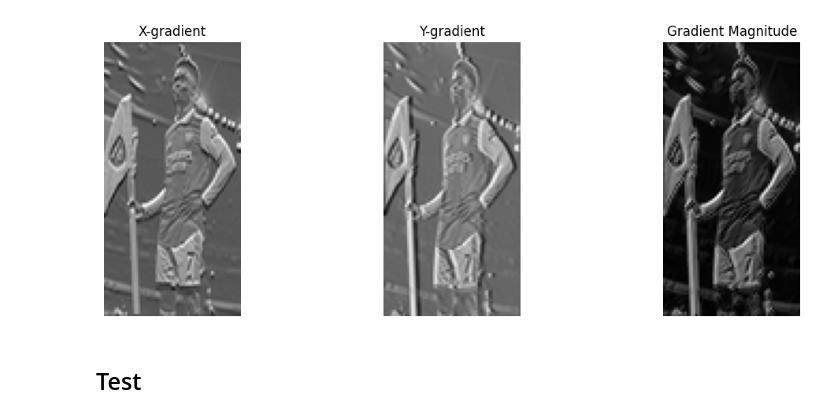
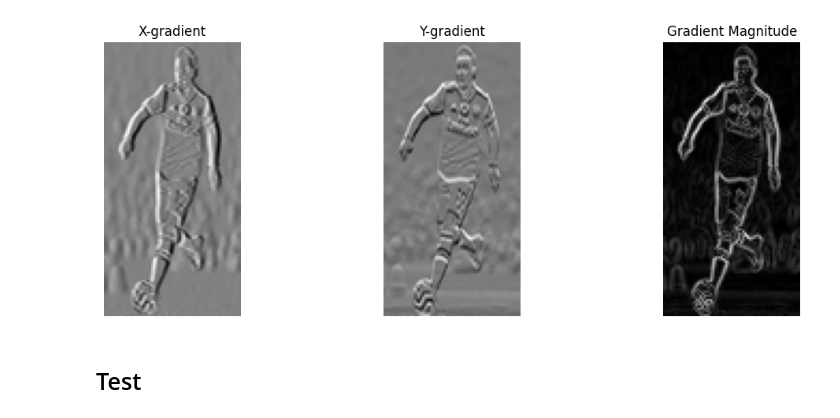
Before and after one commit to Anhuynh2404/Feature_Detection_and_Description, a Jupyter notebook: HoG/main.ipynb, the cells around one changed output. Cells and saved outputs as stored; diff of their text form; code cells hidden in the pictures.

```diff
--- a/HoG/main.ipynb
+++ b/HoG/main.ipynb
@@ -4,7 +4,7 @@ import HOG
 import matplotlib.pyplot as plt
 import numpy as np
 # %%
-image_path = "/home/an/an_workplace/Lab_CV/Data/saka.png"
+image_path = "/home/an/an_workplace/Lab_CV/Data/ozil.png"
 try:
     Image.open(image_path)
 except FileNotFoundError:
@@ -25,2 +30,2 @@ else:
 # %%
-gradient_y, gradient_x = HOG.gradient(img_loaded)
+gradient_y, gradient_x = np.gradient(img_loaded)
@@ -49,18 +32,21 @@ Gradient Y1: [[-0.00392157  0.20784314  0.29607843 ...  0.0254902   0.02745098
 # %%
-abs_grad_mag = HOG.caculation_gradient_magnitude(gradient_x, gradient_y)
+
+
+grad_magnitude = HOG.gradient_magnitude(gradient_y, gradient_x)
+grad_direction = HOG.gradient_direction(gradient_y, gradient_x)
 titles = ['X-gradient', 'Y-gradient', 'Gradient Magnitude']
-images = [gradient_x, gradient_y, abs_grad_mag]
+images = [gradient_x, gradient_y, grad_magnitude]
 
 plt.figure(figsize=(12, 4))
 for i in range(3):
     plt.subplot(1, 3, i+1)
     plt.imshow(images[i], cmap='gray')
     plt.title(titles[i])
     plt.axis('off')
 plt.tight_layout()
 plt.show()
 # %% [output]
-[figure, old version]
+[figure, new version]
 # %% [markdown]
 ## Test
 # %%
```
Also changed, not shown: parts of 3 cells of this notebook, 4 other files.
